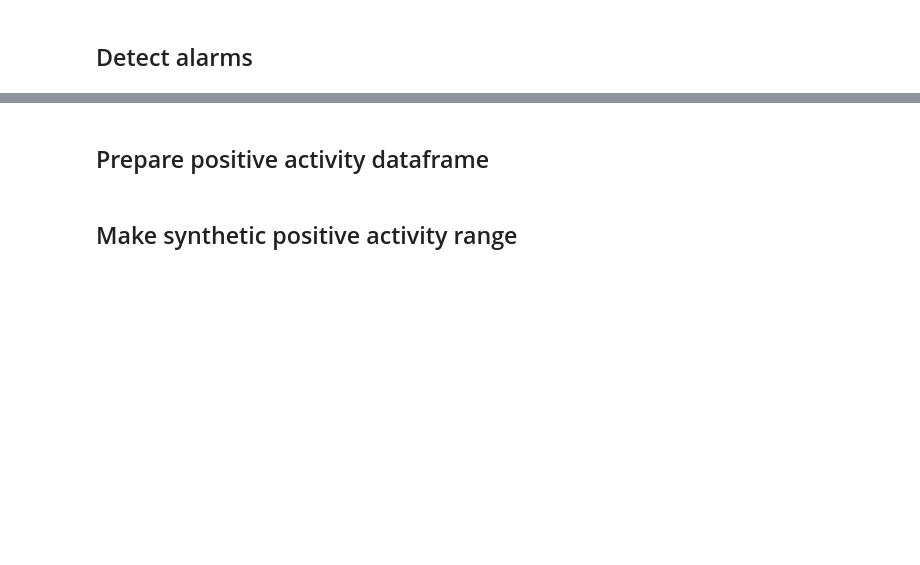
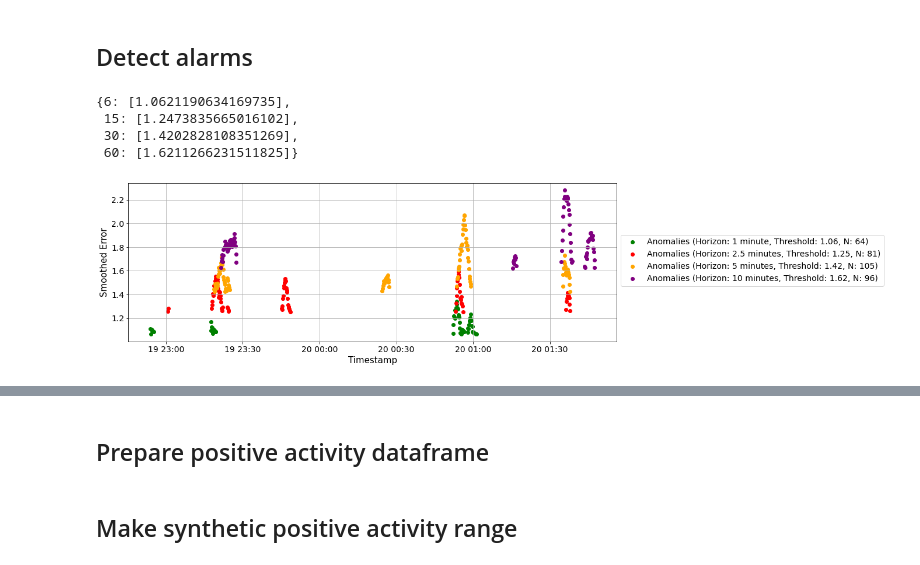
Before and after one commit to autonlab/server-log-api, a Jupyter notebook: g-amoc_explorer.ipynb, the cells around one changed output, grey strips where cells are left out. Cells and saved outputs as stored; diff of their text form; code cells hidden in the pictures; blank space fills up the shorter version.

```diff
--- a/g-amoc_explorer.ipynb
+++ b/g-amoc_explorer.ipynb
@@ -195,6 +198,7 @@ for ts_idx in range(len(ts_df_list)):
         # smoothed prediction error
         smoothed_error = raw_error.ewm(span=smoothing_window).mean().values.flatten()
 
+        lags = horizon * 2
         # for values at beginning < sequence length, just use avg
         smoothed_error[:lags] = [np.mean(smoothed_error[:lags * 2])] * lags
         smoothed_error = pd.DataFrame(smoothed_error, index = raw_error_indices, columns=['e'])
@@ -205,14 +243,17 @@ for ts_idx in range(len(ts_df_list)):
 ## Detect alarms
 # %%
 alarms_per_horizon = {}
+alarm_threshold_per_horizon = {}
 for horizon in horizon_list:
     alarms_per_ts = []
+    alarm_threshold_per_ts = []
     for ts_idx in range(len(ts_df_list)):
         smoothed_errors = smoothed_error_per_horizon_per_ts[ts_idx][horizon]
         # Calculate mean and standard deviation
         alarms_mean = np.mean(smoothed_errors)
         alarms_std = np.std(smoothed_errors)[0]
-        alarms_threshold = alarms_mean + (1 * alarms_std)
+        alarms_threshold = alarms_mean + (1.645 * alarms_std)
+        alarm_threshold_per_ts.append(alarms_threshold)
         # Find indices where values are 2 standard deviations greater than the mean
         alarms = smoothed_errors[smoothed_errors['e'] >= alarms_threshold]
         alarms.columns = ['value']
@@ -223,4 +264,31 @@ for horizon in horizon_list:
         # Average the alarm scores across time series
         alarms = alarms.mean(axis=1, skipna=False).to_frame().dropna()
         alarms.columns = ['value']
+    alarm_threshold_per_horizon[horizon] = alarm_threshold_per_ts
     alarms_per_horizon[horizon] = alarms
+# %%
+alarm_threshold_per_horizon
+# %% [output]
+{6: [1.0621190634169735],
+ 15: [1.2473835665016102],
+ 30: [1.4202828108351269],
+ 60: [1.6211266231511825]}
+# %%
+plt.figure(figsize=(15,5))
+
+for horizon, alarms in alarms_per_horizon.items():
+    plt.scatter(alarms.index, alarms.values, color = colors_per_horizon[horizon],
+                label = f'Anomalies (Horizon: {labels_per_horizon[horizon]}, Threshold: {alarm_threshold_per_horizon[horizon][0]:.2f}, N: {len(alarms)})')
+
+
+plt.xlabel('Timestamp', fontsize=15)
+plt.ylabel('Smoothed Error', fontsize=15)
+plt.grid()
+plt.xticks(fontsize=14)
+plt.yticks(fontsize=14)
+
+plt.legend(bbox_to_anchor=(1.00, 0.7), loc='upper left', fontsize=14)
+save_path = local_config.figures_dir + f'/server_temp_anomalies_for_different_horizons.png'
+plt.savefig(save_path, bbox_inches='tight')
+# %% [output]
+[figure, added]
```
Also changed, not shown: parts of 13 cells of this notebook.
